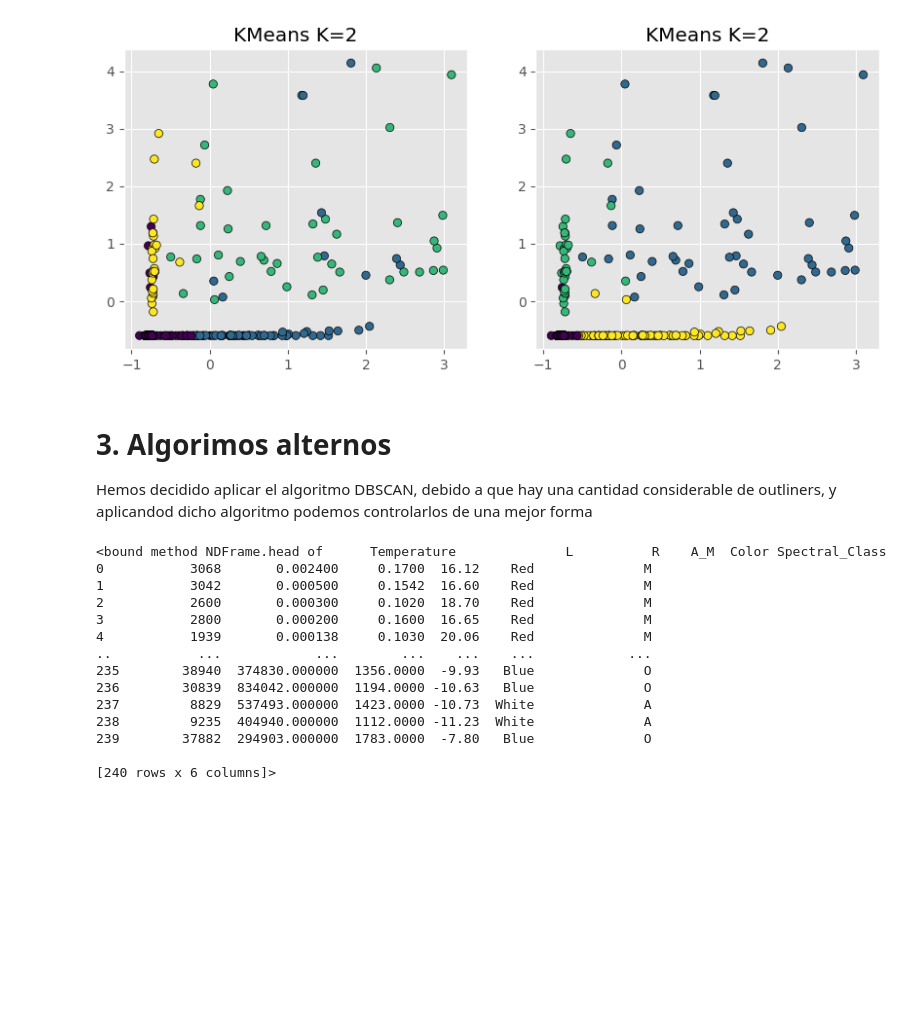
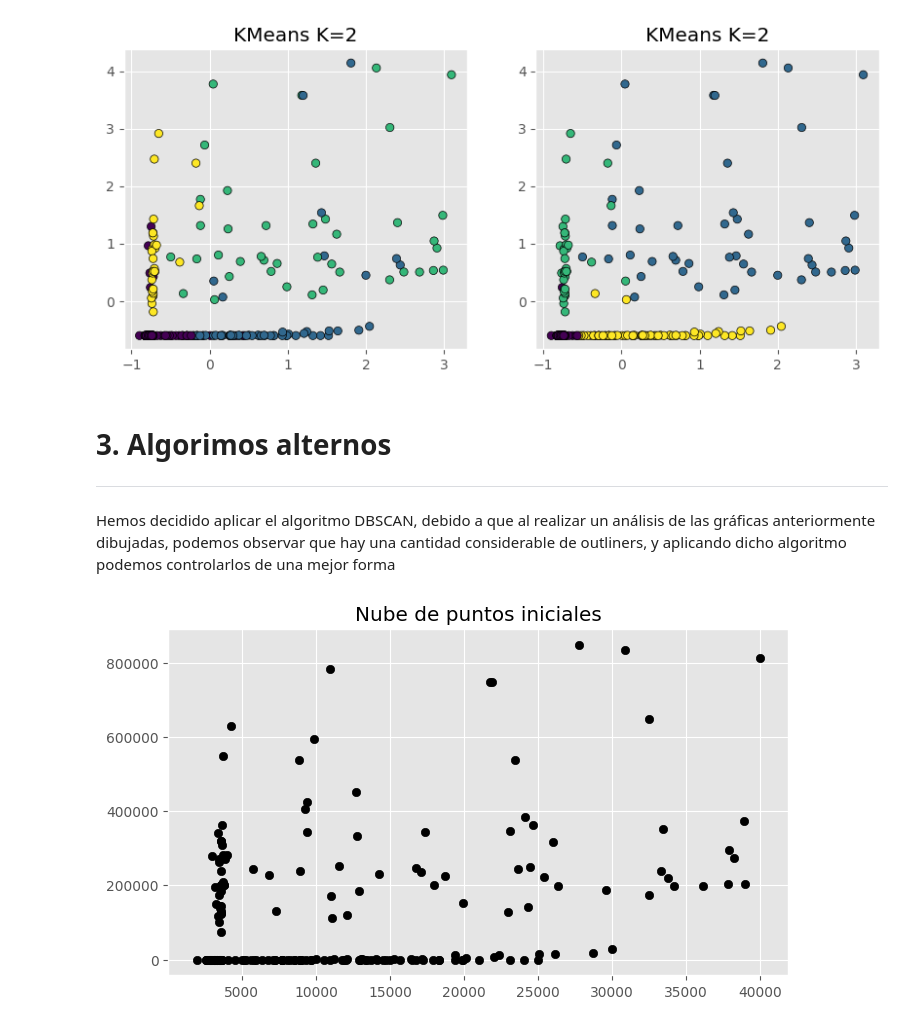
Before and after one commit to V1centeB/Aprendizaje_Automatico-P2-G1, a Jupyter notebook: model.ipynb, the cells around one changed output. Drawn from its saved outputs; the diff is of its cells as text; code cells hidden in the pictures; blank space fills up the shorter version.

```diff
--- a/model.ipynb
+++ b/model.ipynb
@@ -401,22 +394,28 @@ ax[1].set_title('KMeans K=2');
 [figure]
 # %% [markdown]
 # 3. Algorimos alternos
+---
 
-Hemos decidido aplicar el algoritmo DBSCAN, debido a que hay una cantidad considerable de outliners, y aplicandod dicho algoritmo podemos controlarlos de una mejor forma
+Hemos decidido aplicar el algoritmo DBSCAN, debido a que al realizar un análisis de las gráficas anteriormente dibujadas, podemos observar que hay una cantidad considerable de outliners, y aplicando dicho algoritmo podemos controlarlos de una mejor forma
-# %%
-print(data.head)
-# %% [output]
-<bound method NDFrame.head of      Temperature              L          R    A_M  Color Spectral_Class
-0           3068       0.002400     0.1700  16.12    Red              M
-1           3042       0.000500     0.1542  16.60    Red              M
-2           2600       0.000300     0.1020  18.70    Red              M
-3           2800       0.000200     0.1600  16.65    Red              M
-4           1939       0.000138     0.1030  20.06    Red              M
-..           ...            ...        ...    ...    ...            ...
-235        38940  374830.000000  1356.0000  -9.93   Blue              O
-236        30839  834042.000000  1194.0000 -10.63   Blue              O
-237         8829  537493.000000  1423.0000 -10.73  White              A
-238         9235  404940.000000  1112.0000 -11.23  White              A
-239        37882  294903.000000  1783.0000  -7.80   Blue              O
-
-[240 rows x 6 columns]>
+# %%
+from sklearn.cluster import DBSCAN
+# Escalado de datos
+# ==============================================================================
+
+X = data.copy()
+X = data.select_dtypes(include=[np.number]).to_numpy()
+
+X_scaled = scale(X)
+
+fig, ax = plt.subplots(1, 1, figsize=(8, 4.5))
+
+ax.scatter(
+    x = X[:, 0],
+    y = X[:, 1],
+    c = 'black',
+    marker    = 'o',
+    edgecolor = 'black'
+)
+ax.set_title('Nube de puntos iniciales');
+# %% [output]
+[figure, added]
```
Also changed, not shown: parts of 11 cells of this notebook.
